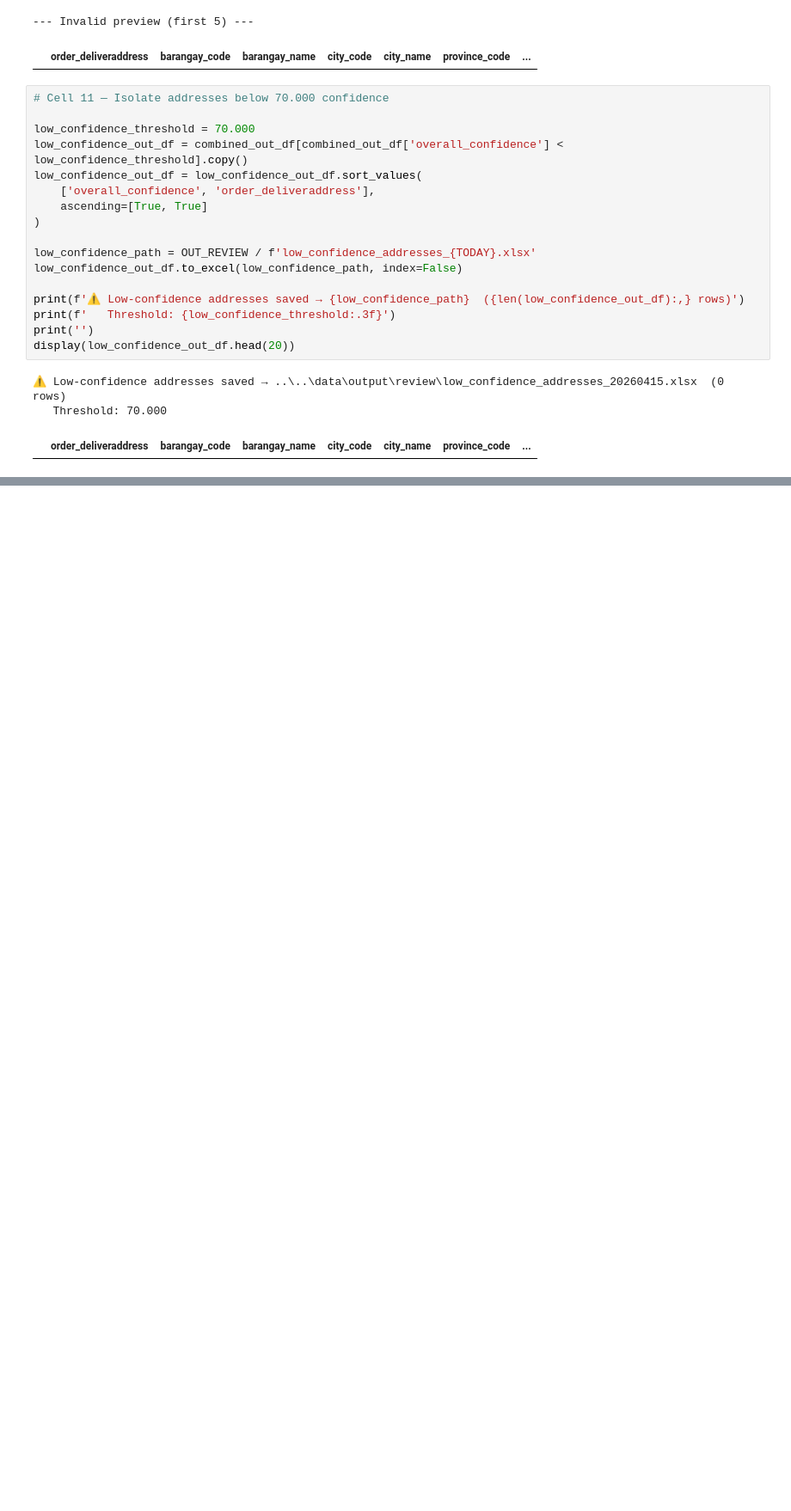
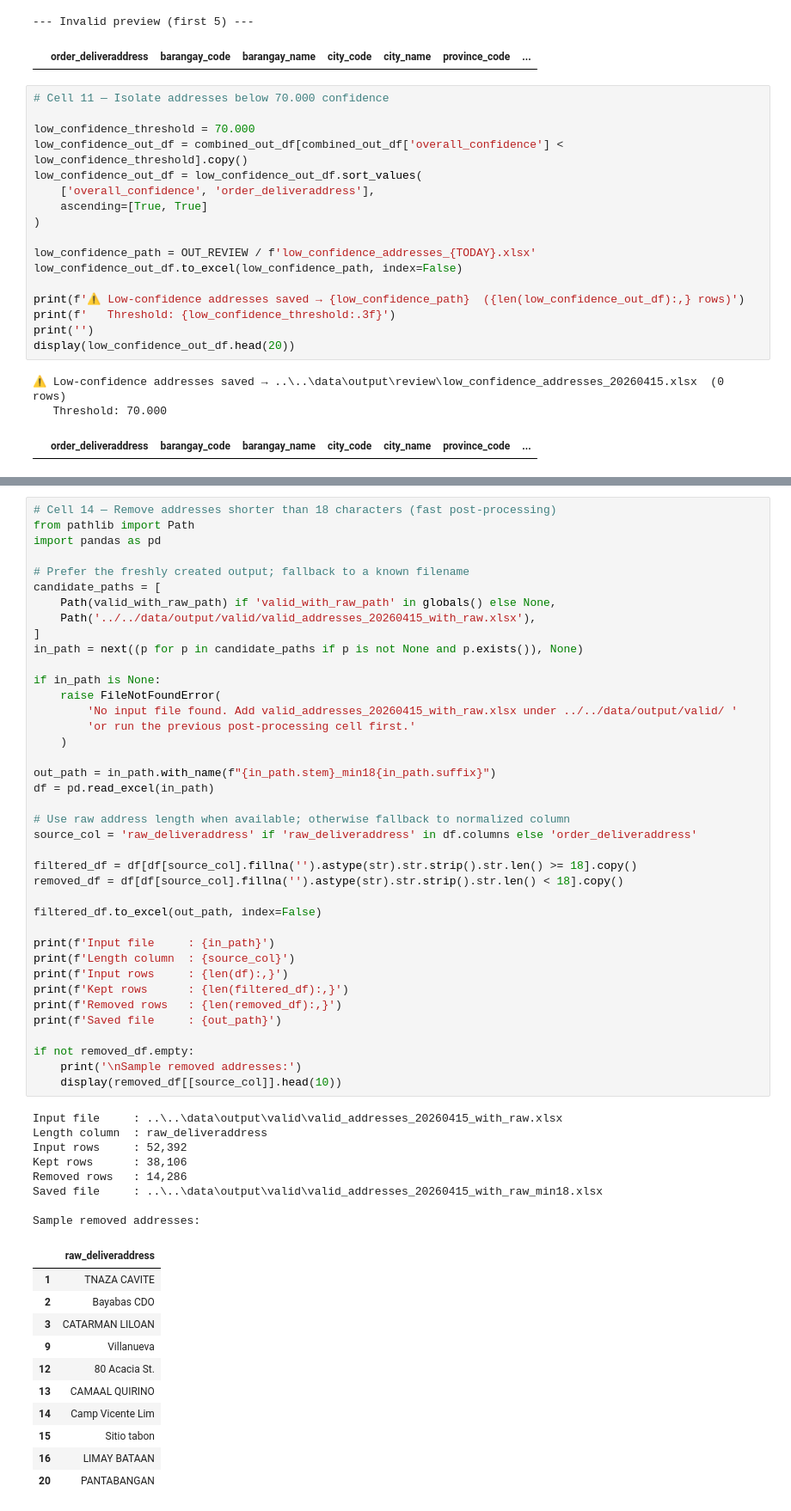
Before and after one commit to jv-lqgn/ph_address_matching_pipeline, a Jupyter notebook: address_matching/notebooks/drafts/draft_9 (41526).ipynb, the cells around one changed output, grey strips where cells are left out. Shown at 86% size. Drawn from its saved outputs; the diff is of its cells as text; blank space fills up the shorter version.

```diff
--- a/address_matching/notebooks/drafts/draft_9 (41526).ipynb
+++ b/address_matching/notebooks/drafts/draft_9 (41526).ipynb
@@ -853,0 +863,59 @@ except Exception as e:
+# %%
+# Cell 14 — Remove addresses shorter than 18 characters (fast post-processing)
+from pathlib import Path
+import pandas as pd
+
+# Prefer the freshly created output; fallback to a known filename
+candidate_paths = [
+    Path(valid_with_raw_path) if 'valid_with_raw_path' in globals() else None,
+    Path('../../data/output/valid/valid_addresses_20260415_with_raw.xlsx'),
+]
+in_path = next((p for p in candidate_paths if p is not None and p.exists()), None)
+
+if in_path is None:
+    raise FileNotFoundError(
+        'No input file found. Add valid_addresses_20260415_with_raw.xlsx under ../../data/output/valid/ '
+        'or run the previous post-processing cell first.'
+    )
+
+out_path = in_path.with_name(f"{in_path.stem}_min18{in_path.suffix}")
+df = pd.read_excel(in_path)
+
+# Use raw address length when available; otherwise fallback to normalized column
+source_col = 'raw_deliveraddress' if 'raw_deliveraddress' in df.columns else 'order_deliveraddress'
+
+filtered_df = df[df[source_col].fillna('').astype(str).str.strip().str.len() >= 18].copy()
+removed_df = df[df[source_col].fillna('').astype(str).str.strip().str.len() < 18].copy()
+
+filtered_df.to_excel(out_path, index=False)
+
+print(f'Input file     : {in_path}')
+print(f'Length column  : {source_col}')
+print(f'Input rows     : {len(df):,}')
+print(f'Kept rows      : {len(filtered_df):,}')
+print(f'Removed rows   : {len(removed_df):,}')
+print(f'Saved file     : {out_path}')
+
+if not removed_df.empty:
+    print('\nSample removed addresses:')
+    display(removed_df[[source_col]].head(10))
+# %% [output]
+Input file     : ..\..\data\output\valid\valid_addresses_20260415_with_raw.xlsx
+Length column  : raw_deliveraddress
+Input rows     : 52,392
+Kept rows      : 38,106
+Removed rows   : 14,286
+Saved file     : ..\..\data\output\valid\valid_addresses_20260415_with_raw_min18.xlsx
+
+Sample removed addresses:
+|  | raw_deliveraddress |
+| 1 | TNAZA CAVITE |
+| 2 | Bayabas CDO |
+| 3 | CATARMAN LILOAN |
+| 9 | Villanueva |
+| 12 | 80 Acacia St. |
+| 13 | CAMAAL QUIRINO |
+| 14 | Camp Vicente Lim |
+| 15 | Sitio tabon |
+| 16 | LIMAY BATAAN |
+| 20 | PANTABANGAN |
```
Also changed, not shown: parts of 9 cells of this notebook, 3 other files.
